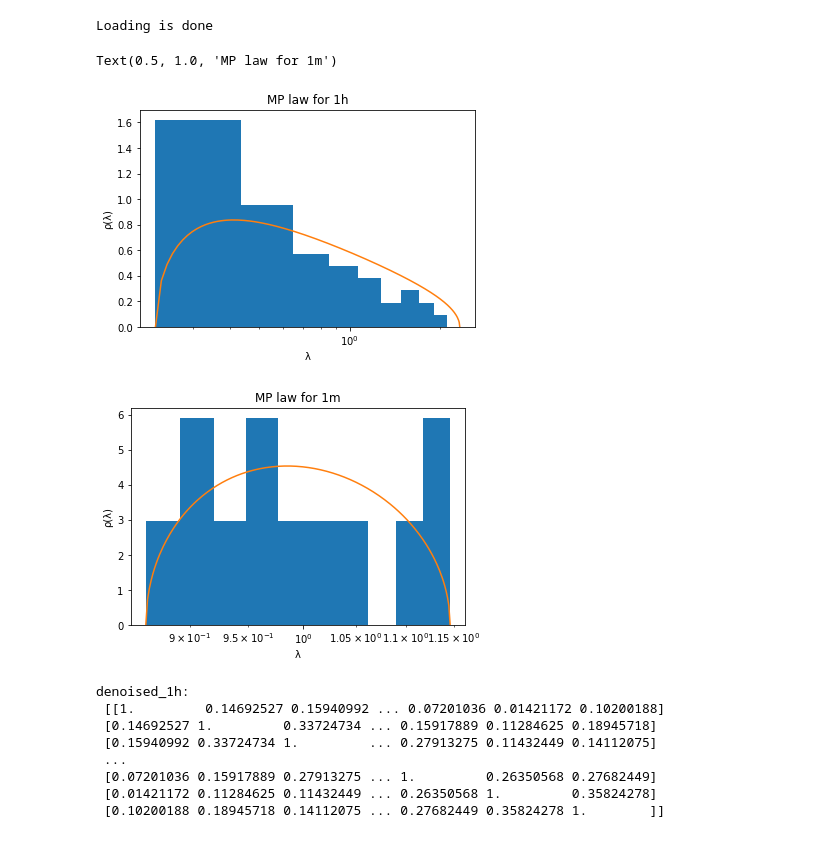
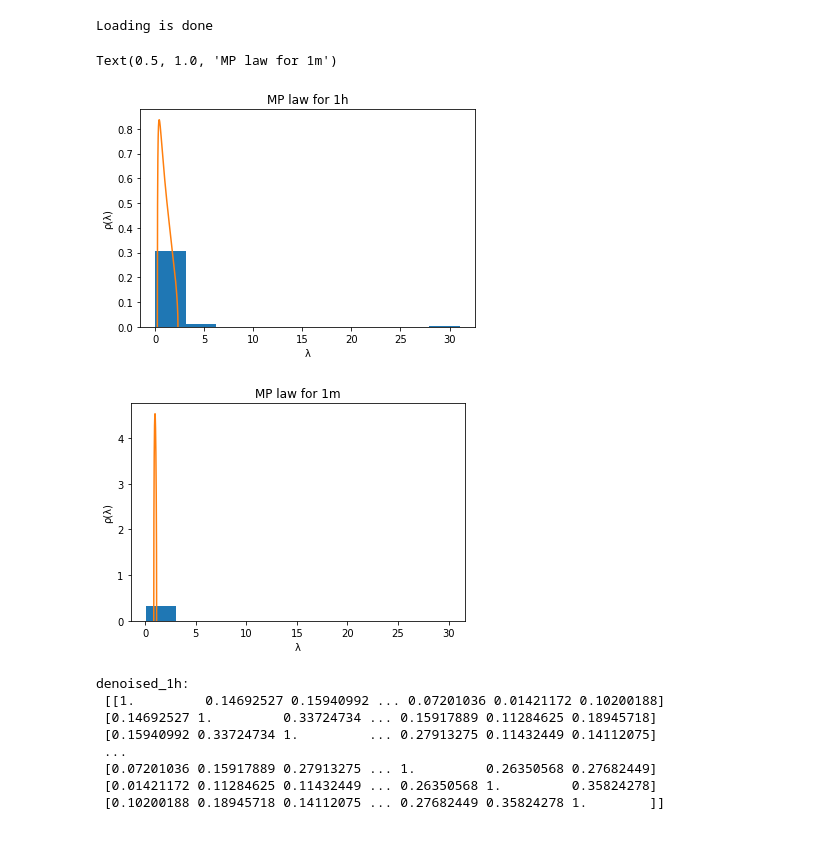
Before and after one commit to JunTu-XD/NetSci, a Jupyter notebook: assignment_7/Tu_Jun_EX07.ipynb, the cells around one changed output. Drawn from its saved outputs; the diff is of its cells as text; code cells hidden in the pictures.

```diff
--- a/assignment_7/Tu_Jun_EX07.ipynb
+++ b/assignment_7/Tu_Jun_EX07.ipynb
@@ -56,39 +56,37 @@ def replace_noise(eigvals, noise, lambda_max):
 eigval_1h, eigvec_1h = np.linalg.eig(cormat_1h)
 eigval_1m, eigvec_1m = np.linalg.eig(cormat_1m)
 
 Q_1h = 3.6289
 Q_1m = 200.8969
 
 lambda_min_1h, lambda_max_1h = lambda_min_max(Q_1h)
 lambda_min_1m, lambda_max_1m = lambda_min_max(Q_1m)
 
 x_1h = np.arange(lambda_min_1h, lambda_max_1h, (lambda_max_1h - lambda_min_1h)/200)
 x_1m = np.arange(lambda_min_1m, lambda_max_1m, (lambda_max_1m - lambda_min_1m)/200)
 x_1h = np.append(x_1h, lambda_max_1h)
 x_1m = np.append(x_1m, lambda_max_1m)
 
 y_1h = [marcenko_pastur(Q_1h, x) for x in x_1h]
 y_1m = [marcenko_pastur(Q_1m, x) for x in x_1m]
 
 new_figure()
-plt.hist(eigval_1h, range = (lambda_min_1h, lambda_max_1h), density = True)
+plt.hist(eigval_1h, density = True)
 plt.plot(x_1h, y_1h)
-plt.xscale('log')
 plt.xlabel('\u03BB')
 plt.ylabel('\u03C1(\u03BB)')
 plt.title('MP law for 1h')
 
 new_figure()
-plt.hist(eigval_1m, range = (lambda_min_1m, lambda_max_1m), density = True)
+plt.hist(eigval_1m, density = True)
 plt.plot(x_1m, y_1m)
-plt.xscale('log')
 plt.xlabel('\u03BB')
 plt.ylabel('\u03C1(\u03BB)')
 plt.title('MP law for 1m')
 # %% [output]
 Text(0.5, 1.0, 'MP law for 1m')
-[figure, old version]
+[figure, new version]
-[figure, old version]
+[figure, new version]
 # %%
 noise_1h = []
 signal_1h = []
```
Also changed, not shown: parts of 1 cell of this notebook.
